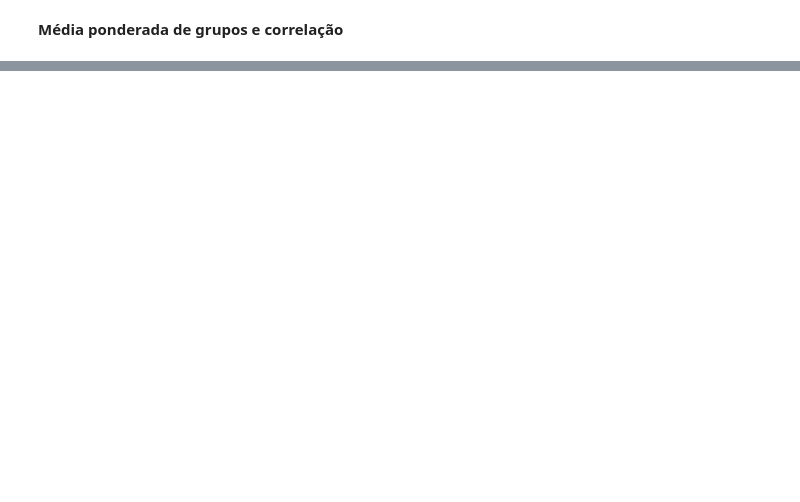
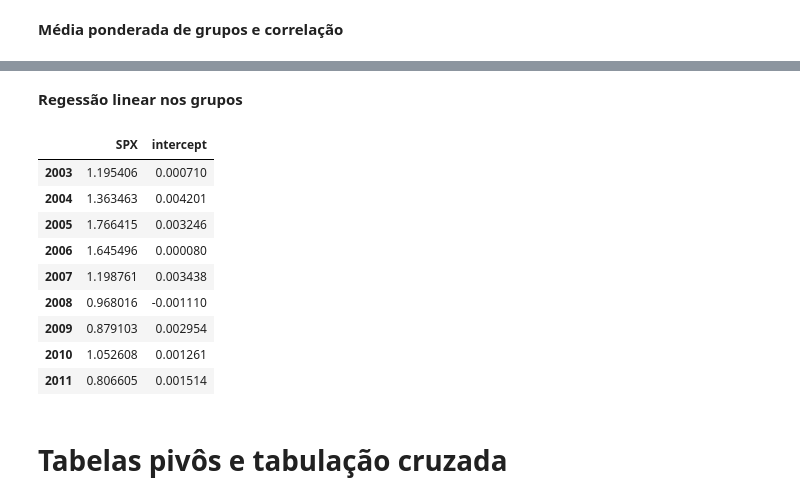
Before and after one commit to anicelysantos/-book-Python-para-Analise-de-dados, a Jupyter notebook: agregacao_operacao.ipynb, the cells around one changed output, grey strips where cells are left out. Saved outputs shown, nothing was run; the diff lists cells and outputs as text; code cells hidden in the pictures; blank space fills up the shorter version.

```diff
--- a/agregacao_operacao.ipynb
+++ b/agregacao_operacao.ipynb
@@ -768,0 +855,29 @@ dtype: int64
+# %% [markdown]
+**Regessão linear nos grupos**
+# %%
+#usando a biblioteca statsmodel
+
+def regress(data, yvar, xvars):
+  Y = data[yvar]
+  X = data[xvars]
+
+  X['intercept'] = 1
+  result = sm.OLS(Y, X).fit()
+  return result.params
+# %%
+#regressão linear de AAPL
+
+by_year.apply(regress, 'AAPL', ['SPX'])
+# %% [output]
+|  | SPX | intercept |
+| 2003 | 1.195406 | 0.000710 |
+| 2004 | 1.363463 | 0.004201 |
+| 2005 | 1.766415 | 0.003246 |
+| 2006 | 1.645496 | 0.000080 |
+| 2007 | 1.198761 | 0.003438 |
+| 2008 | 0.968016 | -0.001110 |
+| 2009 | 0.879103 | 0.002954 |
+| 2010 | 1.052608 | 0.001261 |
+| 2011 | 0.806605 | 0.001514 |
+# %% [markdown]
+# Tabelas pivôs e tabulação cruzada
```
Also changed, not shown: parts of 45 cells of this notebook.
